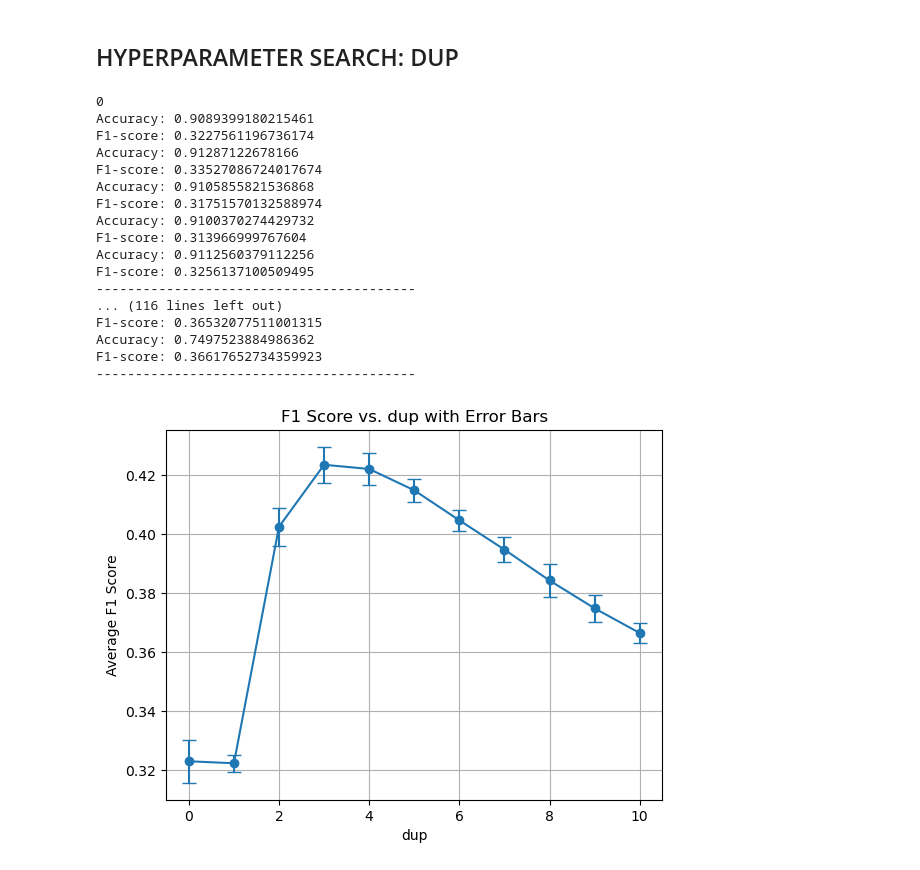
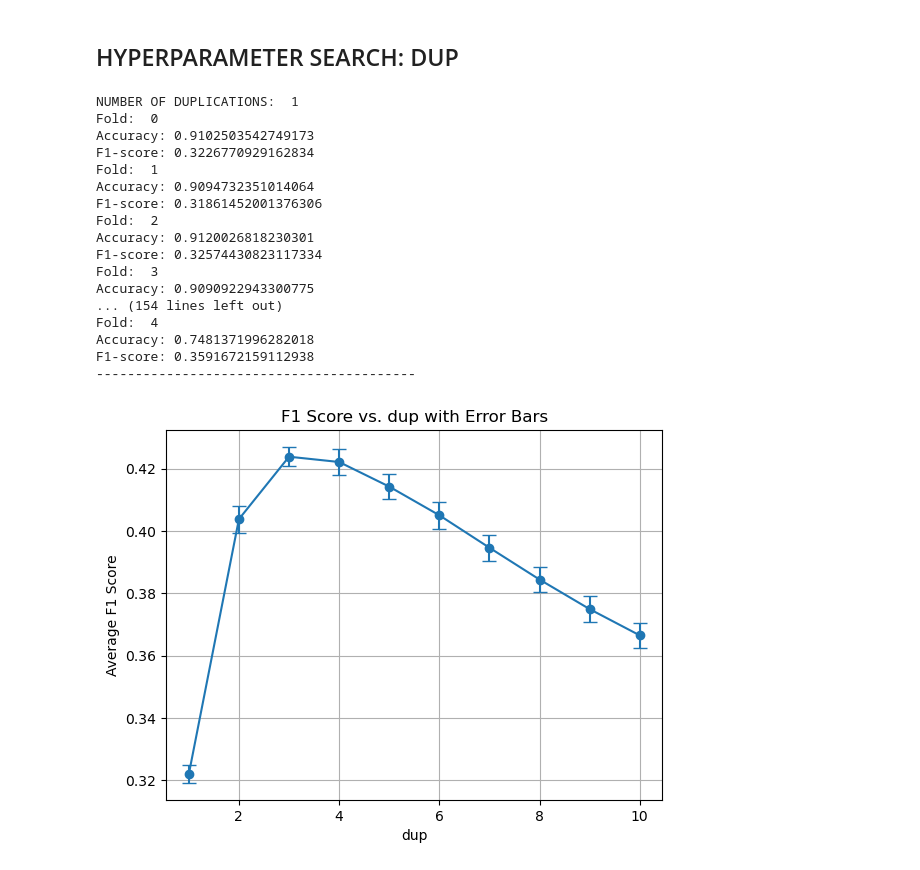
Before and after one commit to epfml/ml-project-1-apashe, a Jupyter notebook: plots.ipynb, the cells around one changed output. Drawn from its saved outputs; the diff is of its cells as text; code cells hidden in the pictures.

Commit message:
plots clean

```diff
--- a/plots.ipynb
+++ b/plots.ipynb
@@ -25,11 +25,11 @@ x_te_dk = replace_dk_values_with_nan(x_te_remove_col)
 # %% [markdown]
 ## HYPERPARAMETER SEARCH: DUP
 # %%
-# Define the number of folds (k) for cross-validation
+"""HYPERPARAMETER SEARCH: SELECTING BEST NUMBER OF DUPLICATIONS FOR LEAST SQUARES USING CROSS VALIDATION"""
 k = 5  # You can choose the number of folds as needed
 
 # Define a list of values for dup to loop through
-dup_values = range(0, 11)  # Goes from 0 to 10
+dup_values = range(1, 11)  # Goes from 0 to 10
 
 # Initialize a list to store average F1 scores for each dup value
 average_f1_scores = []
@@ -37,7 +37,7 @@ std_dev_f1_scores = []  # List to store standard deviation of F1 scores
 
 
 for dup in dup_values:
-    print(dup)
+    print("NUMBER OF DUPLICATIONS: ", dup)
 
     np.random.seed(1)
     # Create a KFold cross-validation splitter
@@ -47,6 +47,7 @@ for dup in dup_values:
     f1_scores = []
 
     for i in range(k):
+        print("Fold: ", i)
         # Get the indices for the current fold
         val_index = kf[i]
         train_index = np.concatenate([kf[j] for j in range(k) if j != i])
@@ -67,48 +68,47 @@ for dup in dup_values:
         # Duplicate
         x_tr_duplicated, y_tr_duplicated = duplicate_1rows(x_tr_std, y_tr_fold, dup)
         tx_tr = np.c_[np.ones((x_tr_duplicated.shape[0], 1)), x_tr_duplicated]
 
         # Perform least squares regression for this fold
         w_LS, mse_LS = least_squares(y_tr_duplicated, tx_tr)
 
         # Evaluate the model on the validation set for this fold
         f1 = predict_and_evaluate(x_val_std, w_LS, y_val_fold)
 
         # Append the MSE score for this fold to the list
         f1_scores.append(f1)
 
-    # Calculate the average F1 score over all folds for this dup value
     # Calculate the average F1 score and standard deviation over all folds for this dup value
     average_f1 = np.mean(f1_scores)
     std_dev_f1 = np.std(f1_scores)
     average_f1_scores.append(average_f1)
     std_dev_f1_scores.append(std_dev_f1)
     print("-----------------------------------------")
 
 # Create an error plot with error bars
 plt.figure()
 plt.errorbar(dup_values, average_f1_scores, yerr=std_dev_f1_scores, marker='o', linestyle='-', capsize=5)
 plt.xlabel('dup')
 plt.ylabel('Average F1 Score')
 plt.title('F1 Score vs. dup with Error Bars')
 plt.grid(True)
 plt.show()
 # %% [output]
-0
-Accuracy: 0.9089399180215461
-F1-score: 0.3227561196736174
-Accuracy: 0.91287122678166
-F1-score: 0.33527086724017674
-Accuracy: 0.9105855821536868
-F1-score: 0.31751570132588974
-Accuracy: 0.9100370274429732
-F1-score: 0.313966999767604
-Accuracy: 0.9112560379112256
-F1-score: 0.3256137100509495
+NUMBER OF DUPLICATIONS:  1
+Fold:  0
+Accuracy: 0.9102503542749173
+F1-score: 0.3226770929162834
+Fold:  1
+Accuracy: 0.9094732351014064
+F1-score: 0.31861452001376306
+Fold:  2
+Accuracy: 0.9120026818230301
+F1-score: 0.32574430823117334
+Fold:  3
+Accuracy: 0.9090922943300775
+... (154 lines left out)
+Fold:  4
+Accuracy: 0.7481371996282018
+F1-score: 0.3591672159112938
 -----------------------------------------
-... (116 lines left out)
-F1-score: 0.36532077511001315
-Accuracy: 0.7497523884986362
-F1-score: 0.36617652734359923
------------------------------------------
-[figure, old version]
+[figure, new version]
```
Also changed, not shown: parts of 31 cells of this notebook.
